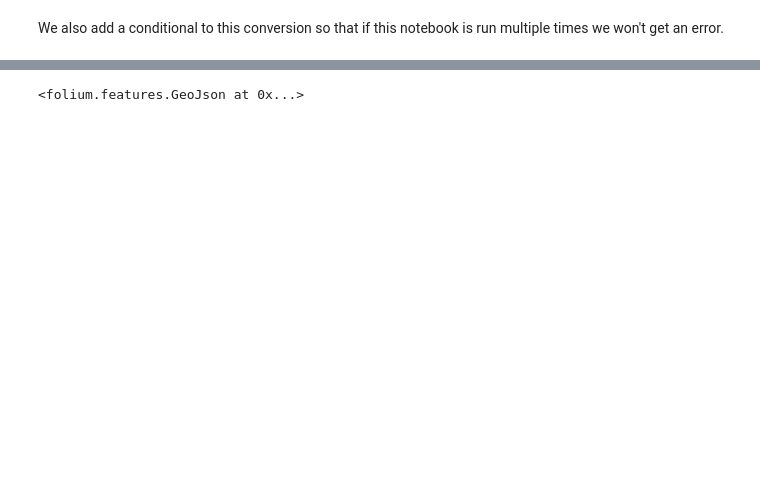
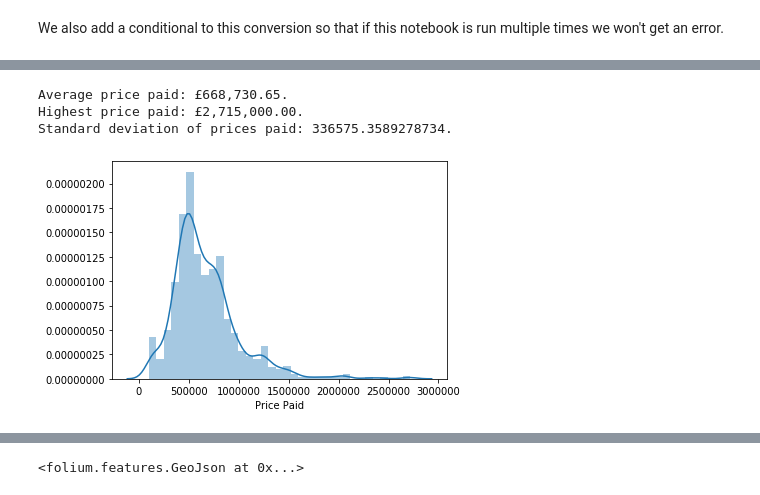
Before and after one commit to dudikbender/springboard, a Jupyter notebook: Springboard Capstone 1 - London Home Prices.ipynb, the cells around one changed output, grey strips where cells are left out. Drawn from its saved outputs; the diff is of its cells as text; code cells hidden in the pictures; blank space fills up the shorter version.

```diff
--- a/Springboard Capstone 1 - London Home Prices.ipynb
+++ b/Springboard Capstone 1 - London Home Prices.ipynb
@@ -138,7 +166,20 @@ pop_density.head(10)
 # %%
 ## Add the population density data to the prices paid dataset by merging the tables
 ## Used an if-statement to prevent multiple merges.
-if 'population_density' not in df.columns:
-    df = df.merge(pop_density, how='left', on='postcode_area')
+if 'all_residents' not in df.columns:
+    df = df.merge(pop_density, how='left', on='postcode_district')
 
-df[df['postcode_area'] == 'N4'].head()
+## To see the new merged dataset, we will take the example of flats in the Islington borough of London (EC postcodes)
+Islington = df[df['postcode_district'].isin(['EC1','N1']) & df['property_type'].str.contains('Flat')]
+print('Average price paid: £{:,.2f}.'.format(Islington['price'].mean()) + '\n' + \
+      'Highest price paid: £{:,.2f}.'.format(Islington['price'].max()) + '\n' + \
+      'Standard deviation of prices paid: {}.'.format(Islington['price'].std()))
+
+sns.distplot(Islington['price'])
+plt.xlabel('Price Paid')
+plt.show()
+# %% [output]
+Average price paid: £668,730.65.
+Highest price paid: £2,715,000.00.
+Standard deviation of prices paid: 336575.3589278734.
+[figure, added]
```
Also changed, not shown: parts of 20 cells of this notebook.
